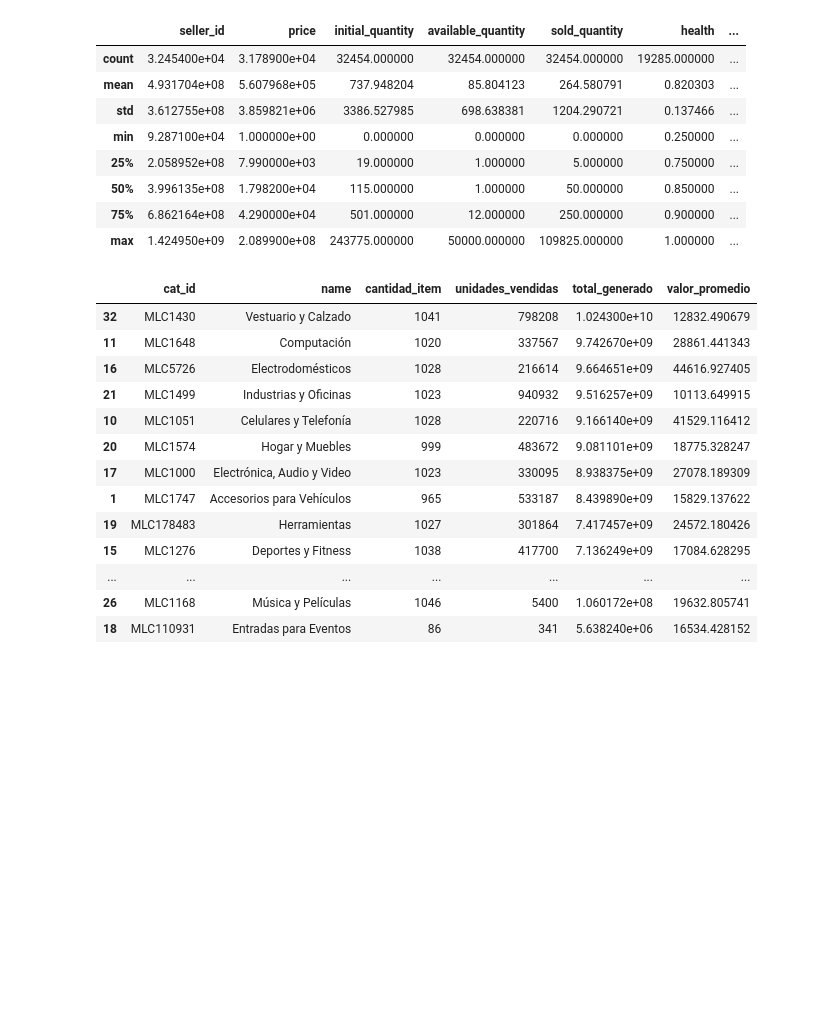
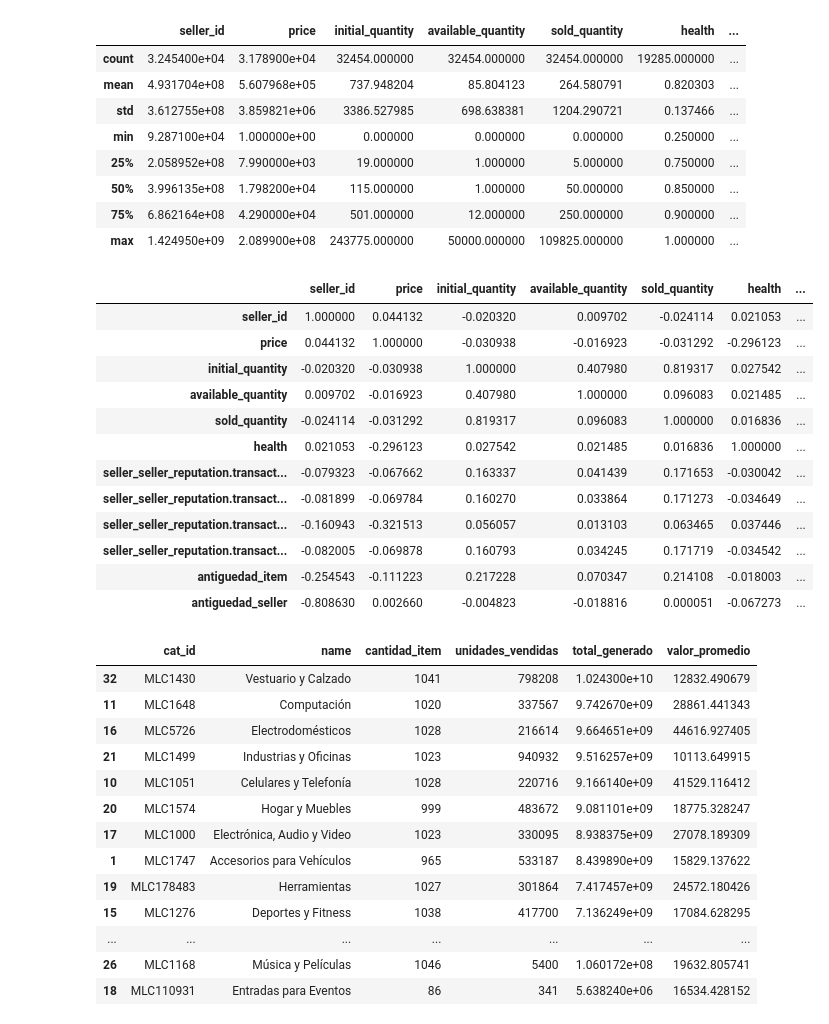
Before and after one commit to ZvonkoVescoviJer/MELI_Challenge, a Jupyter notebook: Code/ChallengueMeli.ipynb, the cells around one changed output. Drawn from its saved outputs; the diff is of its cells as text; code cells hidden in the pictures; blank space fills up the shorter version.

```diff
--- a/Code/ChallengueMeli.ipynb
+++ b/Code/ChallengueMeli.ipynb
@@ -291,6 +291,22 @@ df_final.describe()
 | 50% | 3.996135e+08 | 1.798200e+04 | 115.000000 | 1.000000 | 50.000000 | 0.850000 | ... |
 | 75% | 6.862164e+08 | 4.290000e+04 | 501.000000 | 12.000000 | 250.000000 | 0.900000 | ... |
 | max | 1.424950e+09 | 2.089900e+08 | 243775.000000 | 50000.000000 | 109825.000000 | 1.000000 | ... |
+# %%
+df_final.corr()
+# %% [output]
+|  | seller_id | price | initial_quantity | available_quantity | sold_quantity | health | ... |
+| seller_id | 1.000000 | 0.044132 | -0.020320 | 0.009702 | -0.024114 | 0.021053 | ... |
+| price | 0.044132 | 1.000000 | -0.030938 | -0.016923 | -0.031292 | -0.296123 | ... |
+| initial_quantity | -0.020320 | -0.030938 | 1.000000 | 0.407980 | 0.819317 | 0.027542 | ... |
+| available_quantity | 0.009702 | -0.016923 | 0.407980 | 1.000000 | 0.096083 | 0.021485 | ... |
+| sold_quantity | -0.024114 | -0.031292 | 0.819317 | 0.096083 | 1.000000 | 0.016836 | ... |
+| health | 0.021053 | -0.296123 | 0.027542 | 0.021485 | 0.016836 | 1.000000 | ... |
+| seller_seller_reputation.transact... | -0.079323 | -0.067662 | 0.163337 | 0.041439 | 0.171653 | -0.030042 | ... |
+| seller_seller_reputation.transact... | -0.081899 | -0.069784 | 0.160270 | 0.033864 | 0.171273 | -0.034649 | ... |
+| seller_seller_reputation.transact... | -0.160943 | -0.321513 | 0.056057 | 0.013103 | 0.063465 | 0.037446 | ... |
+| seller_seller_reputation.transact... | -0.082005 | -0.069878 | 0.160793 | 0.034245 | 0.171719 | -0.034542 | ... |
+| antiguedad_item | -0.254543 | -0.111223 | 0.217228 | 0.070347 | 0.214108 | -0.018003 | ... |
+| antiguedad_seller | -0.808630 | 0.002660 | -0.004823 | -0.018816 | 0.000051 | -0.067273 | ... |
 # %%
 #Categorias más vendidas
 category_ventas = pysqldf("SELECT a.cat_id,b.name,count(*) as cantidad_item,sum(sold_quantity) as unidades_vendidas,sum(sold_quantity*price) as total_generado,sum(sold_quantity*price)/sum(sold_quantity) as valor_promedio  FROM df_final a left join categories b on a.cat_id=b.id group by b.name ")
```
Also changed, not shown: parts of 1 cell of this notebook.
